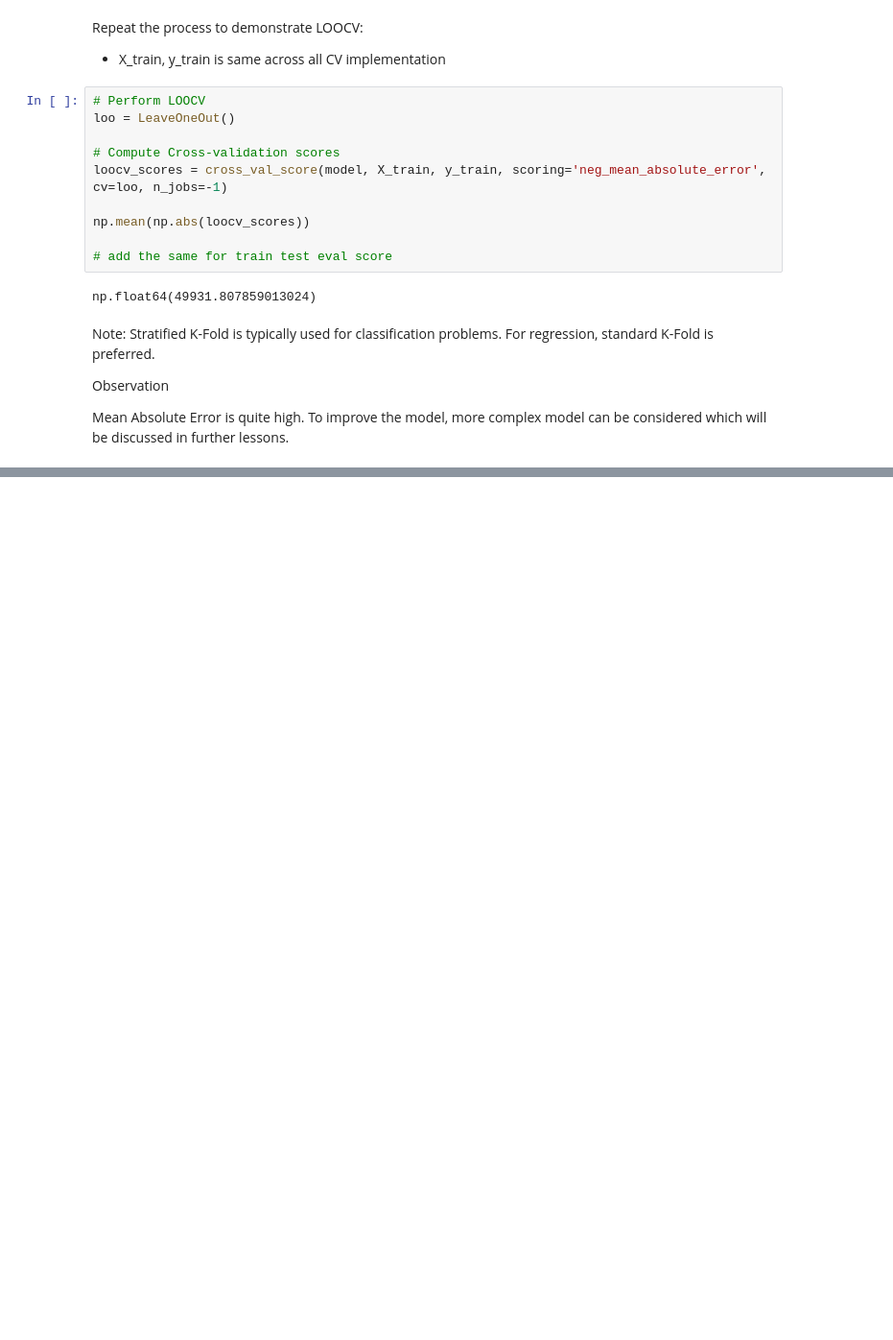
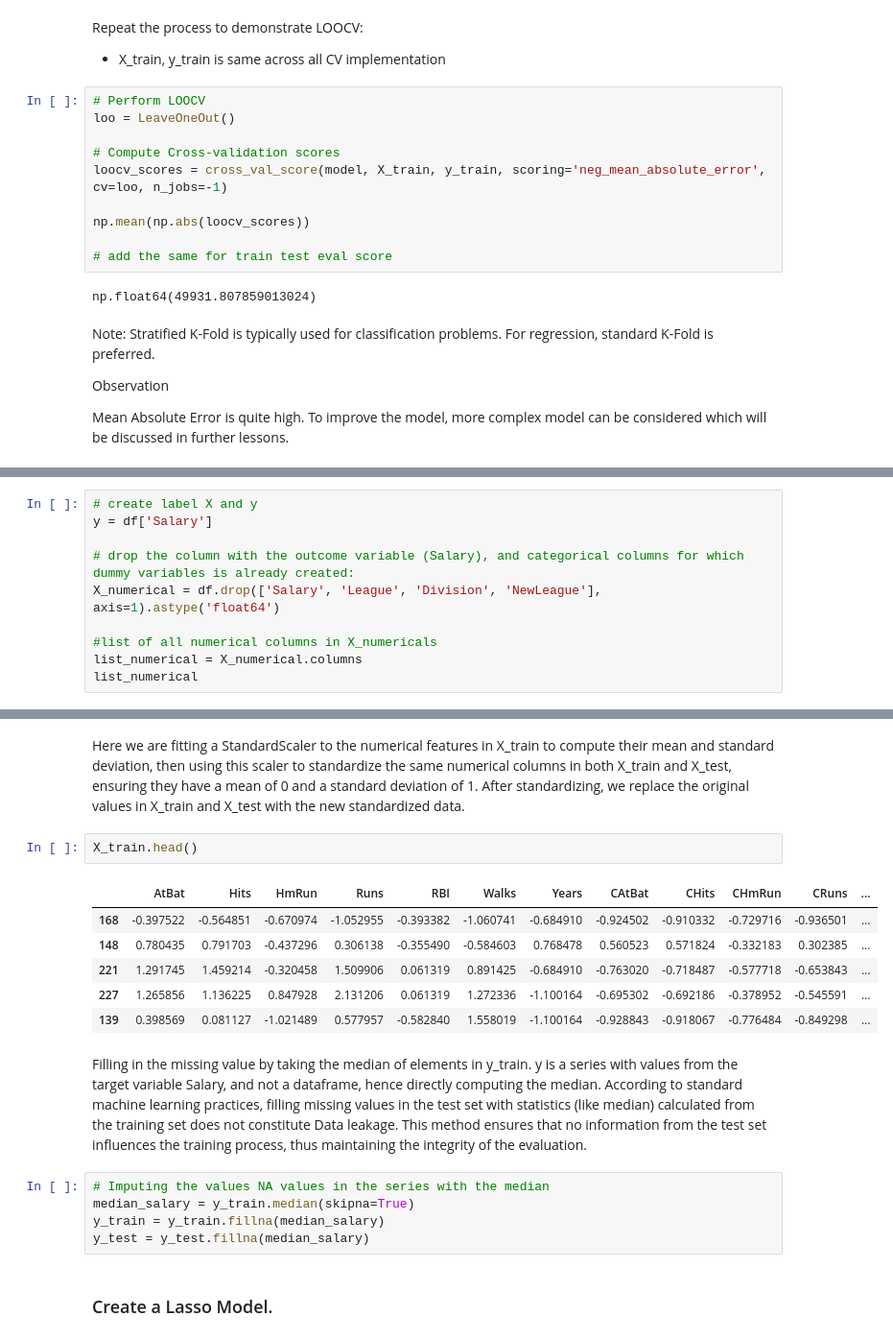
Before and after one commit to diadiaspora/AI-Machine-Learning, a Jupyter notebook: 3_Machine Learning/3.2_Supervised_Learning_Regression_and_Its_Applications/Supervised_Learning_Regression_and_Its_Applications.ipynb, the cells around one changed output, grey strips where cells are left out. Shown: that part at 96% size. Cells and saved outputs as stored; diff of their text form; blank space fills up the shorter version.

```diff
--- a/3_Machine Learning/3.2_Supervised_Learning_Regression_and_Its_Applications/Supervised_Learning_Regression_and_Its_Applications.ipynb
+++ b/3_Machine Learning/3.2_Supervised_Learning_Regression_and_Its_Applications/Supervised_Learning_Regression_and_Its_Applications.ipynb
@@ -848,0 +1043,10 @@ Mean Absolute Error is quite high. To improve the model, more complex model can
+# %%
+# create label X and y
+y = df['Salary']
+
+# drop the column with the outcome variable (Salary), and categorical columns for which dummy variables is already created:
+X_numerical = df.drop(['Salary', 'League', 'Division', 'NewLeague'], axis=1).astype('float64')
+
+#list of all numerical columns in X_numericals
+list_numerical = X_numerical.columns
+list_numerical
@@ -848,0 +1130,22 @@ Mean Absolute Error is quite high. To improve the model, more complex model can
+# %% [markdown]
+Here we are fitting a StandardScaler to the numerical features in X_train to compute their mean and standard deviation, then using this scaler to standardize the same numerical columns in both X_train and X_test, ensuring they have a mean of 0 and a standard deviation of 1. After standardizing, we replace the original values in X_train and X_test with the new standardized data.
+# %%
+X_train.head()
+# %% [output]
+|  | AtBat | Hits | HmRun | Runs | RBI | Walks | Years | CAtBat | CHits | CHmRun | CRuns | ... |
+| 168 | -0.397522 | -0.564851 | -0.670974 | -1.052955 | -0.393382 | -1.060741 | -0.684910 | -0.924502 | -0.910332 | -0.729716 | -0.936501 | ... |
+| 148 | 0.780435 | 0.791703 | -0.437296 | 0.306138 | -0.355490 | -0.584603 | 0.768478 | 0.560523 | 0.571824 | -0.332183 | 0.302385 | ... |
+| 221 | 1.291745 | 1.459214 | -0.320458 | 1.509906 | 0.061319 | 0.891425 | -0.684910 | -0.763020 | -0.718487 | -0.577718 | -0.653843 | ... |
+| 227 | 1.265856 | 1.136225 | 0.847928 | 2.131206 | 0.061319 | 1.272336 | -1.100164 | -0.695302 | -0.692186 | -0.378952 | -0.545591 | ... |
+| 139 | 0.398569 | 0.081127 | -1.021489 | 0.577957 | -0.582840 | 1.558019 | -1.100164 | -0.928843 | -0.918067 | -0.776484 | -0.849298 | ... |
+# %% [markdown]
+Filling in the missing value by taking the median of elements in y_train.
+y is a series with values from the target variable Salary, and not a dataframe, hence directly computing the median.
+According to standard machine learning practices, filling missing values in the test set with statistics (like median) calculated from the training set does not constitute Data leakage. This method ensures that no information from the test set influences the training process, thus maintaining the integrity of the evaluation.
+# %%
+# Imputing the values NA values in the series with the median
+median_salary = y_train.median(skipna=True)
+y_train = y_train.fillna(median_salary)
+y_test = y_test.fillna(median_salary)
+# %% [markdown]
+### Create a Lasso Model.
```
Also changed, not shown: parts of 125 cells of this notebook, 1 other file.
